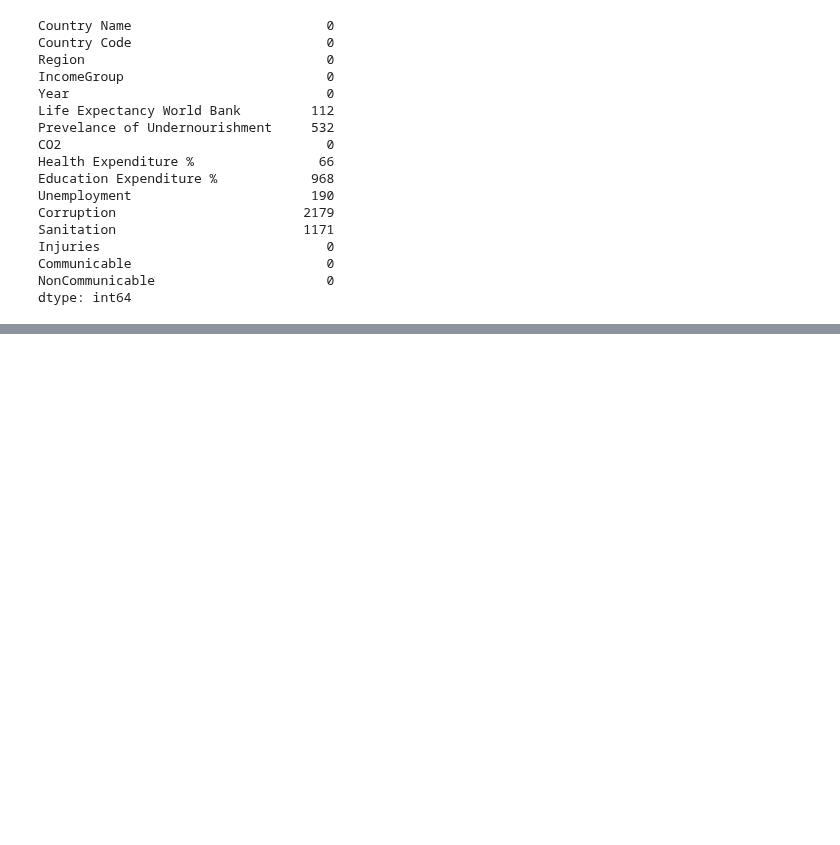
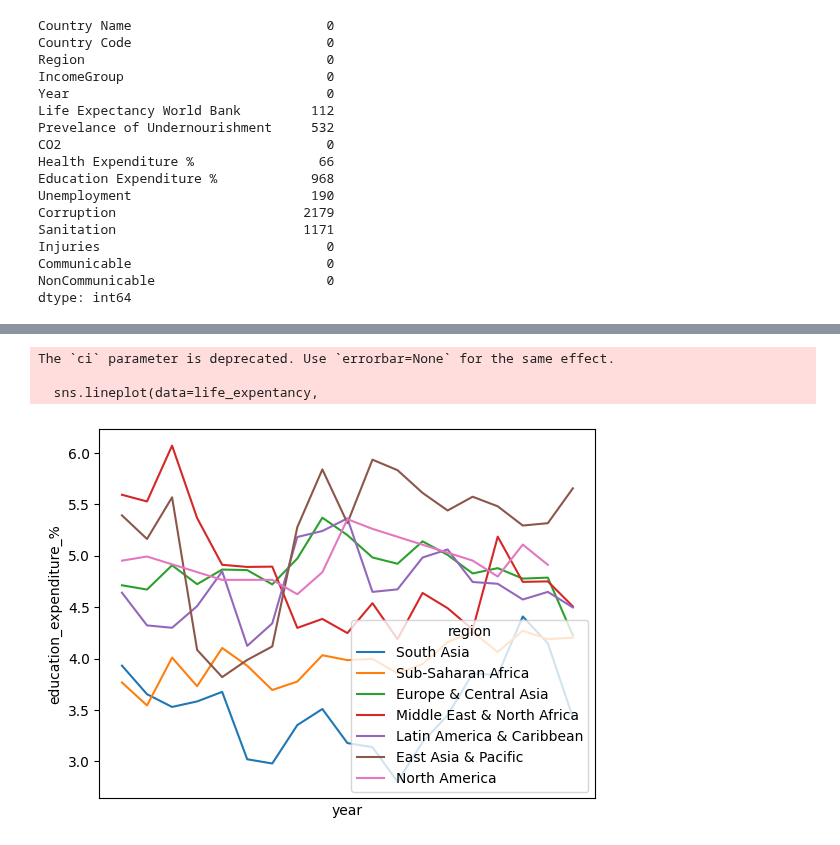
Before and after one commit to HABUDANHAYABK/Associate-Data-Scientist-in-Python, a Jupyter notebook: Exploratory_Data_Analysis_in_Python/working_with_numeric_data.ipynb, the cells around one changed output, grey strips where cells are left out. Saved outputs shown, nothing was run; the diff lists cells and outputs as text; code cells hidden in the pictures; blank space fills up the shorter version.

```diff
--- a/Exploratory_Data_Analysis_in_Python/working_with_numeric_data.ipynb
+++ b/Exploratory_Data_Analysis_in_Python/working_with_numeric_data.ipynb
@@ -130,0 +200,2 @@ print()
+# %%
+life_expentancy['median_co2_by_region'] = life_expentancy.groupby('region')['co2'].transform(lambda x: x.median())
@@ -130,0 +241,2 @@ print()
+# %%
+life_expentancy['year'] = pd.to_datetime(life_expentancy["year"])
@@ -130,0 +264,13 @@ print()
+# %%
+sns.lineplot(data=life_expentancy,
+             x='year',
+             y='education_expenditure_%',
+             hue = 'region',
+             ci =None)
+
+plt.show()
+# %% [output]
+The `ci` parameter is deprecated. Use `errorbar=None` for the same effect.
+
+  sns.lineplot(data=life_expentancy,
+[figure, added]
```
Also changed, not shown: parts of 11 cells of this notebook.
